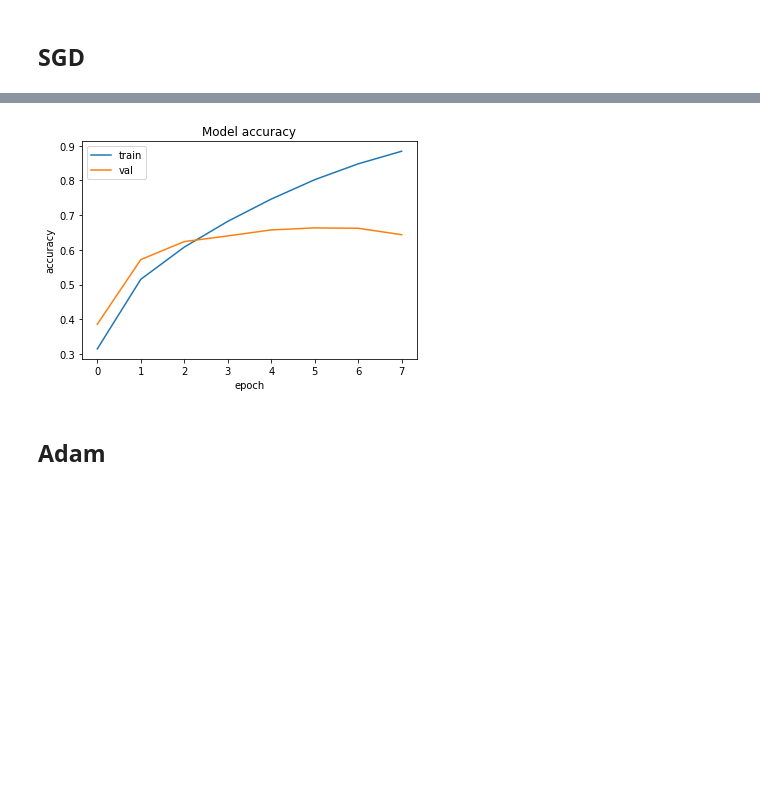
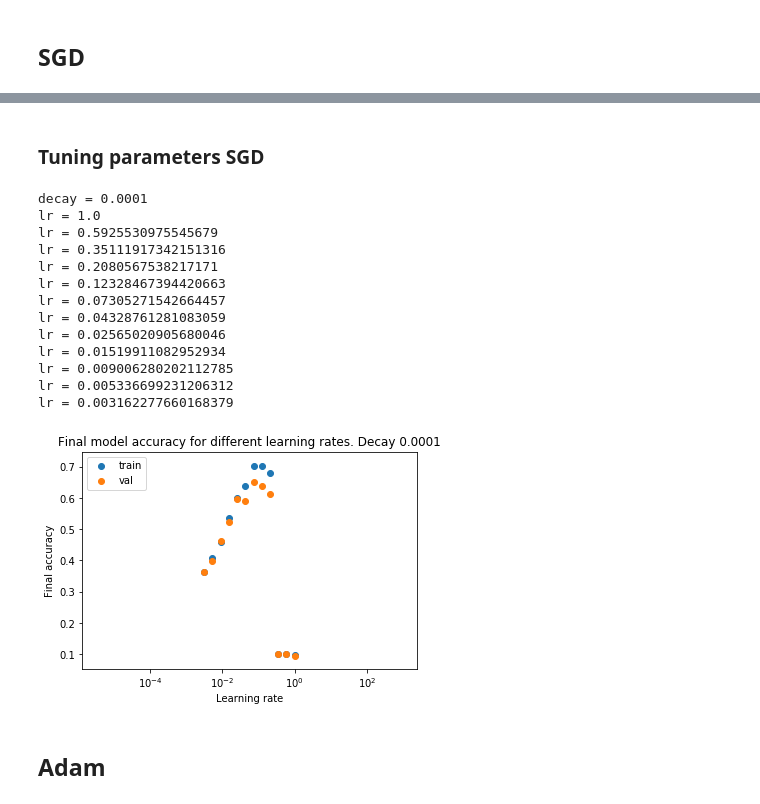
Before and after one commit to avouacr/generalizationML-project, a Jupyter notebook: comparison_optimizers.ipynb, the cells around one changed output, grey strips where cells are left out. Saved outputs shown, nothing was run; the diff lists cells and outputs as text; code cells hidden in the pictures; blank space fills up the shorter version.

```diff
--- a/comparison_optimizers.ipynb
+++ b/comparison_optimizers.ipynb
@@ -188,7 +206,46 @@ Epoch 6/10
-# %%
-eval_model(cnn_sgd_trained)
-# %% [output]
-[figure, removed]
+# %% [markdown]
+### Tuning parameters SGD
+# %%
+def tune_SGD(lr_space, decay_space):
+  for decay in decay_space:
+    print("decay =", decay)
+    # Compute
+    accuracies = []
+    val_accuracies = []
+    for lr in lr_space:
+      print("lr =", lr)
+      sgd = SGD(lr, decay=decay)
+      cnn_sgd = cnn_model(x_train.shape[1:], 10, optimizer=sgd)
+      cnn_sgd_trained = train_model(cnn_sgd, x_train, y_train, batch_size=32, epochs=5, verbose=0)
+      accuracies.append(cnn_sgd_trained.history['acc'][-1])
+      val_accuracies.append(cnn_sgd_trained.history['val_acc'][-1])
+
+    # Display
+    plt.xscale('log')
+    plt.scatter(lr_space, accuracies)
+    plt.scatter(lr_space, val_accuracies)
+    plt.title('Final model accuracy for different learning rates. Decay '+ str(decay))
+    plt.ylabel('Final accuracy')
+    plt.xlabel('Learning rate')
+    plt.legend(['train', 'val'], loc='upper left')
+    plt.show()
+# %%
+tune_SGD(1/np.power(10, np.linspace(0, 2.5, 12)), [1e-4])
+# %% [output]
+decay = 0.0001
+lr = 1.0
+lr = 0.5925530975545679
+lr = 0.35111917342151316
+lr = 0.2080567538217171
+lr = 0.12328467394420663
+lr = 0.07305271542664457
+lr = 0.04328761281083059
+lr = 0.02565020905680046
+lr = 0.01519911082952934
+lr = 0.009006280202112785
+lr = 0.005336699231206312
+lr = 0.003162277660168379
+[figure, added]
 # %% [markdown]
 ## Adam
 # %%
```
Also changed, not shown: parts of 24 cells of this notebook.
